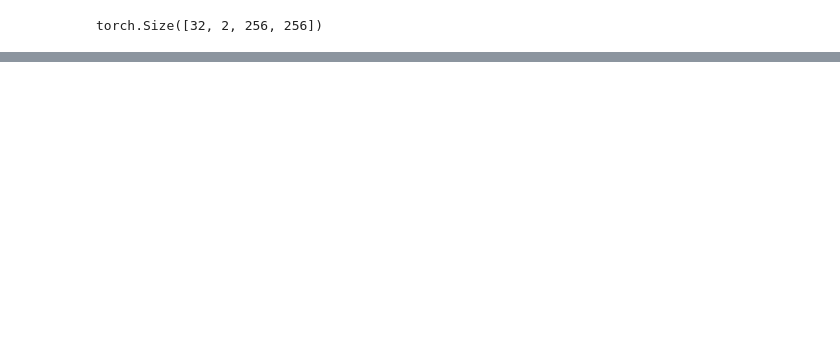
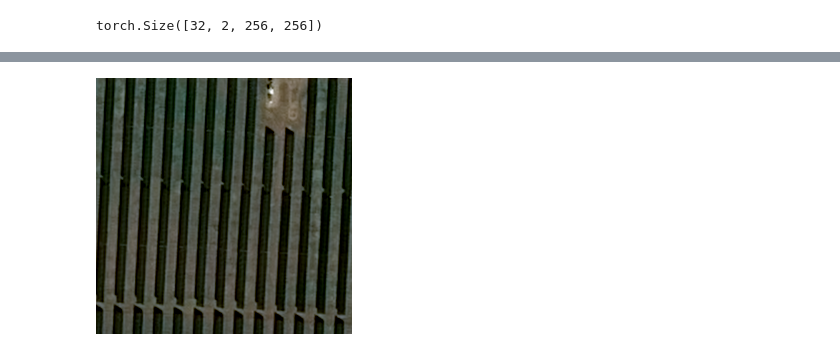
Before and after one commit to nesaboz/solar, a Jupyter notebook: pycode/main.ipynb, the cells around one changed output, grey strips where cells are left out. Drawn from its saved outputs; the diff is of its cells as text; code cells hidden in the pictures; blank space fills up the shorter version.

```diff
--- a/pycode/main.ipynb
+++ b/pycode/main.ipynb
@@ -211,0 +269,11 @@ ToPILImage()(predictions[0, 0, :, :])
+# %%
+def unnormalize(x):
+    rescaled_x = torch.clone(x)
+    for i in range(x.shape[0]):
+        rescaled_x[i,:,:] = rescaled_x[i,:,:] - rescaled_x[i,:,:].min()
+        rescaled_x[i,:,:] = rescaled_x[i,:,:] / rescaled_x[i,:,:].max()
+    return rescaled_x
+# %%
+ToPILImage()(unnormalize(x[0,:,:,:]))
+# %% [output]
+[figure, added]
```
Also changed, not shown: parts of 52 cells of this notebook, 2 other files.
